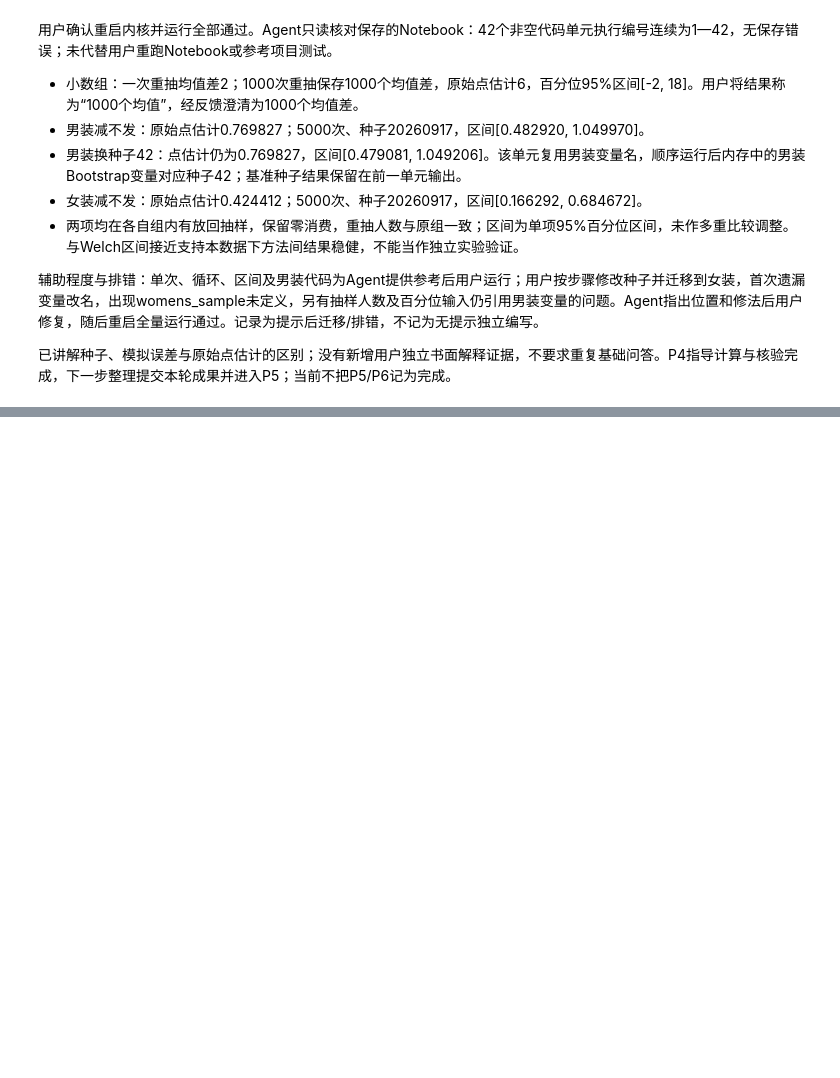
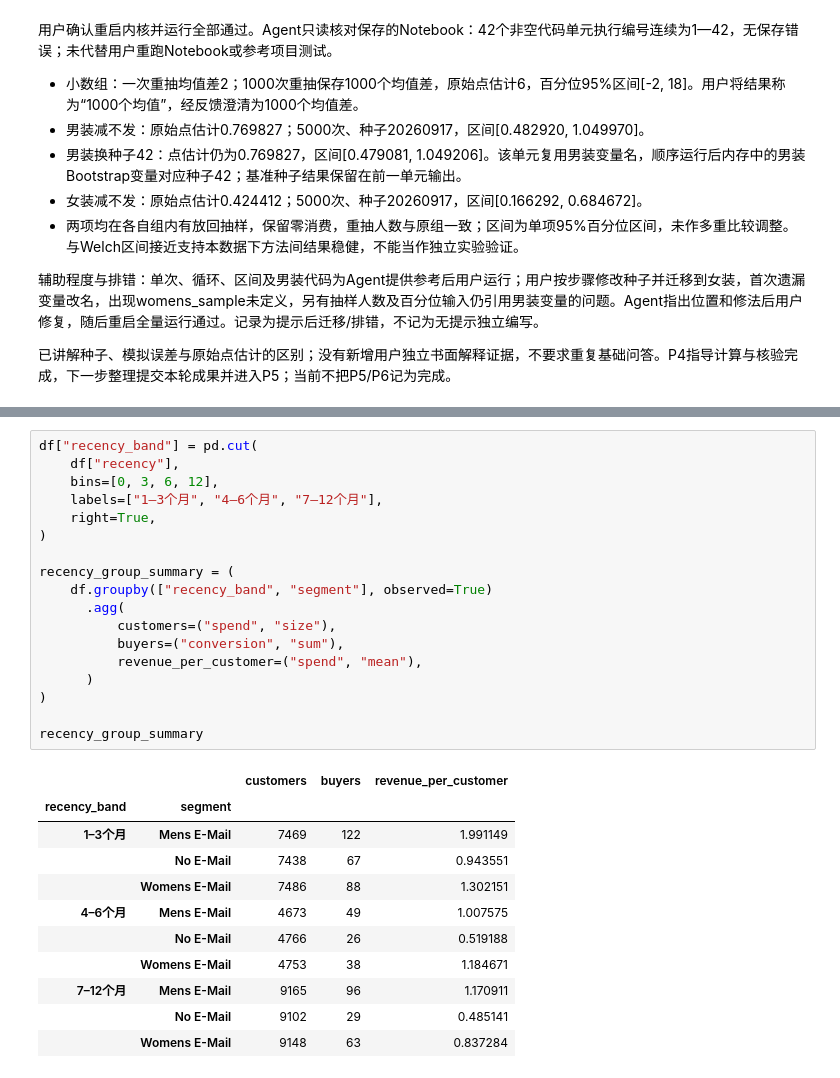
Before and after one commit to xiaomaoII/email-abtest-analysis, a Jupyter notebook: notebooks/python_practice.ipynb, the cells around one changed output, grey strips where cells are left out. Cells and saved outputs as stored; diff of their text form; blank space fills up the shorter version.

```diff
--- a/notebooks/python_practice.ipynb
+++ b/notebooks/python_practice.ipynb
@@ -849,0 +1066,30 @@ Bootstrap 95%置信区间：[0.166292, 0.684672]
+# %%
+df["recency_band"] = pd.cut(
+    df["recency"],
+    bins=[0, 3, 6, 12],
+    labels=["1–3个月", "4–6个月", "7–12个月"],
+    right=True,
+)
+
+recency_group_summary = (
+    df.groupby(["recency_band", "segment"], observed=True)
+      .agg(
+          customers=("spend", "size"),
+          buyers=("conversion", "sum"),
+          revenue_per_customer=("spend", "mean"),
+      )
+)
+
+recency_group_summary
+# %% [output]
+|  |  | customers | buyers | revenue_per_customer |
+| recency_band | segment |  |  |  |
+| 1–3个月 | Mens E-Mail | 7469 | 122 | 1.991149 |
+|  | No E-Mail | 7438 | 67 | 0.943551 |
+|  | Womens E-Mail | 7486 | 88 | 1.302151 |
+| 4–6个月 | Mens E-Mail | 4673 | 49 | 1.007575 |
+|  | No E-Mail | 4766 | 26 | 0.519188 |
+|  | Womens E-Mail | 4753 | 38 | 1.184671 |
+| 7–12个月 | Mens E-Mail | 9165 | 96 | 1.170911 |
+|  | No E-Mail | 9102 | 29 | 0.485141 |
+|  | Womens E-Mail | 9148 | 63 | 0.837284 |
```
Also changed, not shown: parts of 16 cells of this notebook, 4 other files.
